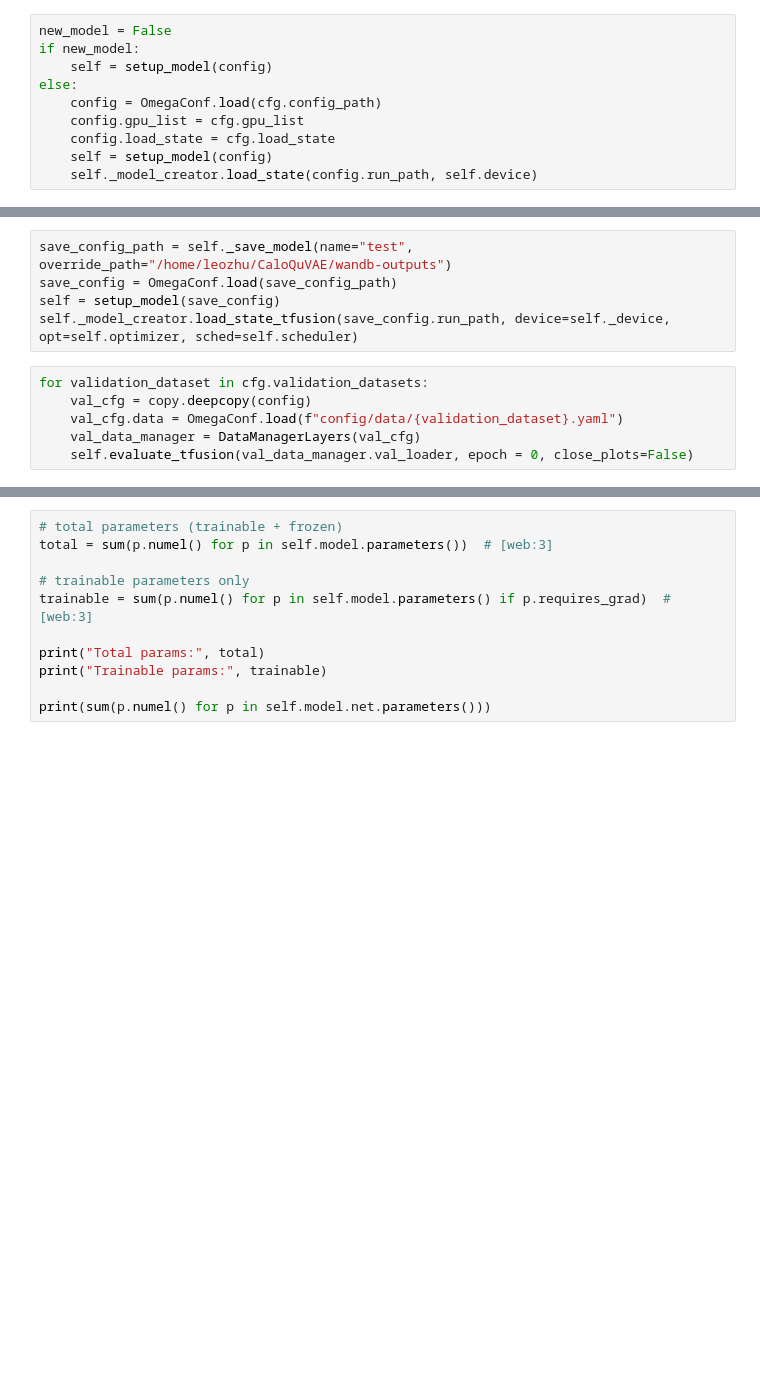
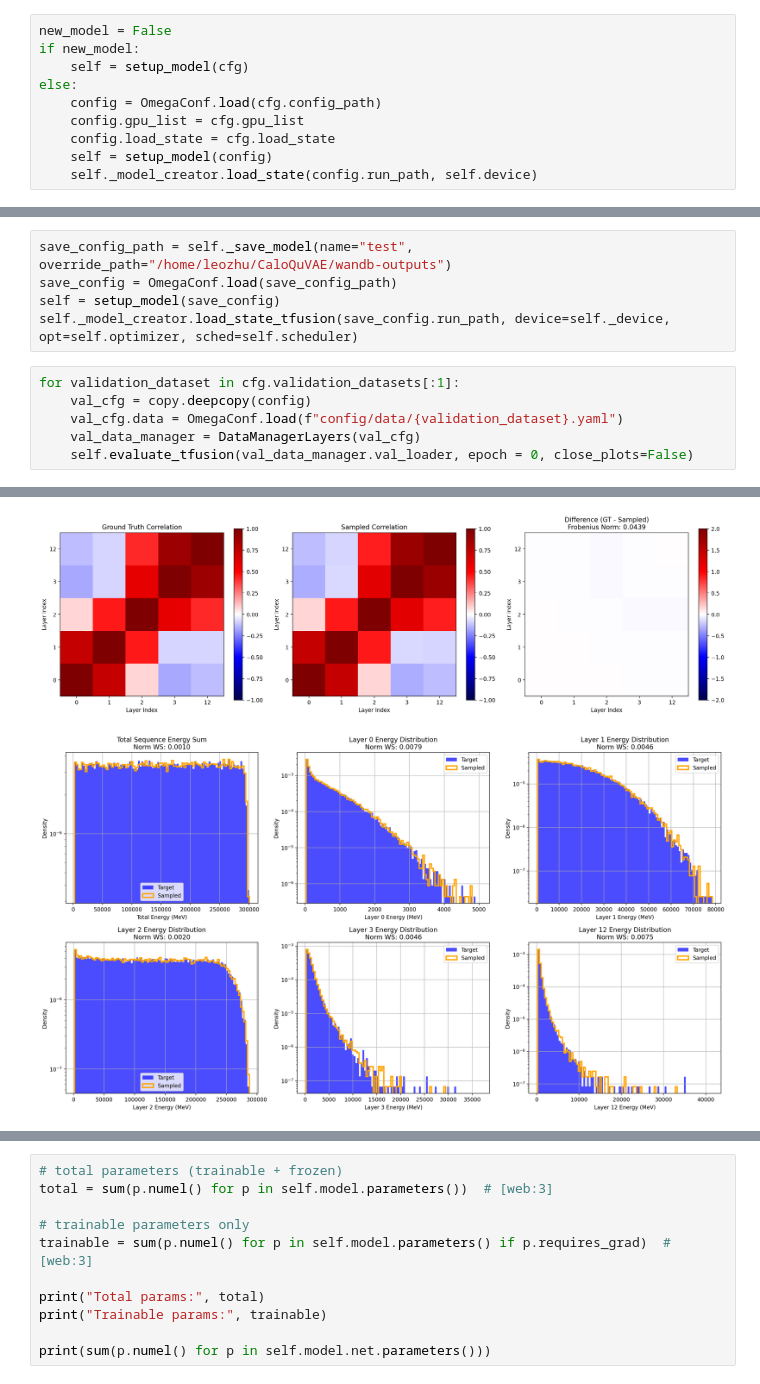
Before and after one commit to QaloSim/CaloQuVAE, a Jupyter notebook: notebooks/transfusion.ipynb, the cells around one changed output, grey strips where cells are left out. Cells and saved outputs as stored; diff of their text form; blank space fills up the shorter version.

```diff
--- a/notebooks/transfusion.ipynb
+++ b/notebooks/transfusion.ipynb
@@ -27,7 +34,7 @@ wandb.init(tags = [cfg.data.dataset_name], project=cfg.wandb.project, entity=cfg
 # %%
 new_model = False
 if new_model:
-    self = setup_model(config)
+    self = setup_model(cfg)
 else:
     config = OmegaConf.load(cfg.config_path)
     config.gpu_list = cfg.gpu_list
@@ -50,8 +71,9 @@ save_config = OmegaConf.load(save_config_path)
 self = setup_model(save_config)
 self._model_creator.load_state_tfusion(save_config.run_path, device=self._device, opt=self.optimizer, sched=self.scheduler)
 # %%
-for validation_dataset in cfg.validation_datasets:
+for validation_dataset in cfg.validation_datasets[:1]:
     val_cfg = copy.deepcopy(config)
     val_cfg.data = OmegaConf.load(f"config/data/{validation_dataset}.yaml")
     val_data_manager = DataManagerLayers(val_cfg)
     self.evaluate_tfusion(val_data_manager.val_loader, epoch = 0, close_plots=False)
+# %% [output]
@@ -57,0 +88,2 @@ for validation_dataset in cfg.validation_datasets:
+[figure, added]
+[figure, added]
```
Also changed, not shown: parts of 5 cells of this notebook, 35 other files.
